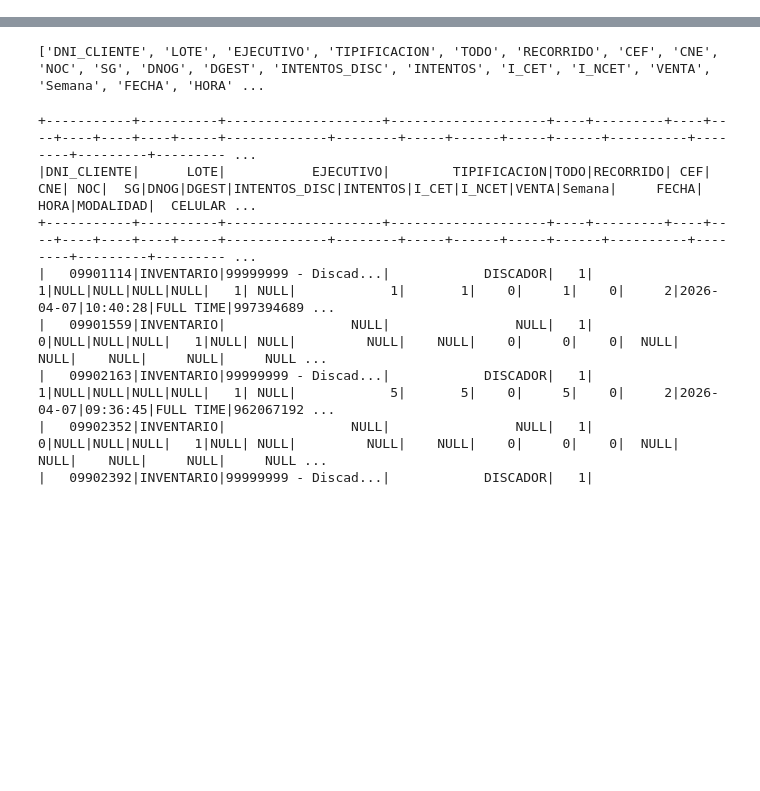
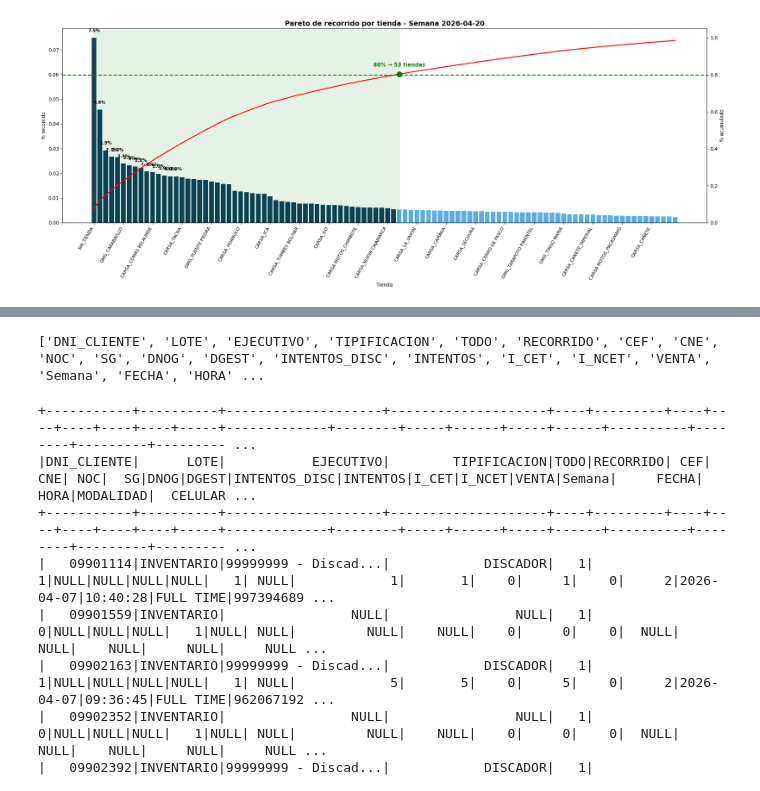
Before and after one commit to fernandolazob/target_script_01, a Jupyter notebook: 01_resumen.ipynb, the cells around one changed output, grey strips where cells are left out. Drawn from its saved outputs; the diff is of its cells as text; code cells hidden in the pictures; blank space fills up the shorter version.

```diff
--- a/01_resumen.ipynb
+++ b/01_resumen.ipynb
@@ -104,0 +1129,91 @@ spark = SparkSession.builder \
+# %%
+# =====================================================
+# 6) PARETO DE LA ÚLTIMA SEMANA
+# =====================================================
+
+semana_actual = df_pd["semana"].max()
+
+df_plot = (
+    df_pd[df_pd["semana"] == semana_actual]
+    .sort_values("recorrido", ascending=False)
+    .head(top_n)
+    .copy()
+)
+
+x_pos = np.arange(len(df_plot))
+
+bar_colors = [
+    "#0B3C5D" if y <= 0.8 else "#5DADE2"
+    for y in df_plot["pct_acum"]
+]
+
+fig, ax1 = plt.subplots(figsize=(20, 8))
+
+bars = ax1.bar(x_pos, df_plot["pct"], color=bar_colors)
+
+ax1.set_ylabel("% recorrido")
+ax1.set_xlabel("Tienda")
+
+step = max(1, len(df_plot) // 20)
+
+ax1.set_xticks(x_pos[::step])
+ax1.set_xticklabels(
+    df_plot[COL_TIENDA].iloc[::step],
+    rotation=60,
+    ha="right",
+    fontsize=9
+)
+
+for i, bar in enumerate(bars):
+    if i < 15:
+        h = bar.get_height()
+        ax1.text(
+            bar.get_x() + bar.get_width() / 2,
+            h + 0.002,
+            f"{h:.1%}",
+            ha="center",
+            va="bottom",
+            fontsize=9,
+            fontweight="bold"
+        )
+
+ax2 = ax1.twinx()
+ax2.plot(x_pos, df_plot["pct_acum"], color="red", linewidth=2)
+
+ax2.set_ylim(0, 1.05)
+ax2.set_ylabel("% acumulado")
+
+ax2.axhline(0.8, color="green", linestyle="--", linewidth=2)
+
+idx_80 = np.argmax(df_plot["pct_acum"].values >= 0.8)
+
+ax2.scatter(
+    x_pos[idx_80],
+    df_plot["pct_acum"].iloc[idx_80],
+    color="green",
+    s=120,
+    zorder=5
+)
+
+ax2.text(
+    x_pos[idx_80],
+    df_plot["pct_acum"].iloc[idx_80] + 0.04,
+    f"80% → {idx_80 + 1} tiendas",
+    ha="center",
+    fontsize=11,
+    fontweight="bold",
+    color="green"
+)
+
+ax1.axvspan(0, idx_80, alpha=0.1, color="green")
+
+plt.title(
+    f"Pareto de recorrido por tienda - Semana {semana_actual.date()}",
+    fontsize=14,
+    fontweight="bold"
+)
+
+plt.tight_layout()
+plt.show()
+# %% [output]
+[figure, added]
```
Also changed, not shown: parts of 45 cells of this notebook, 12 other files.
